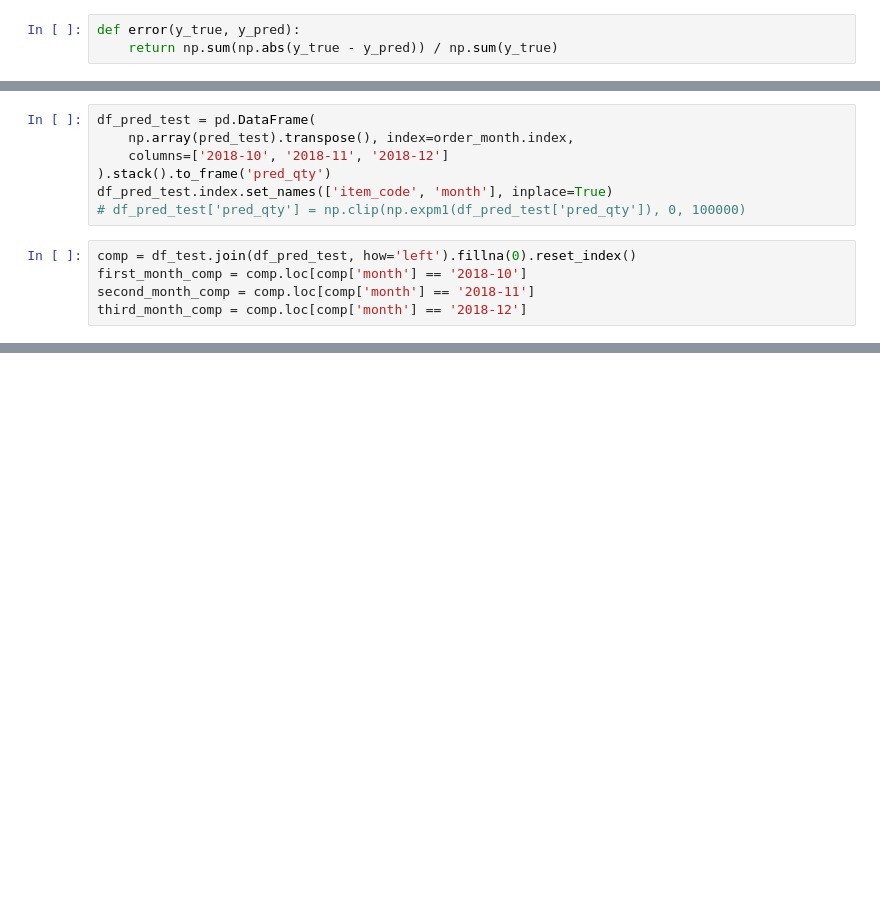
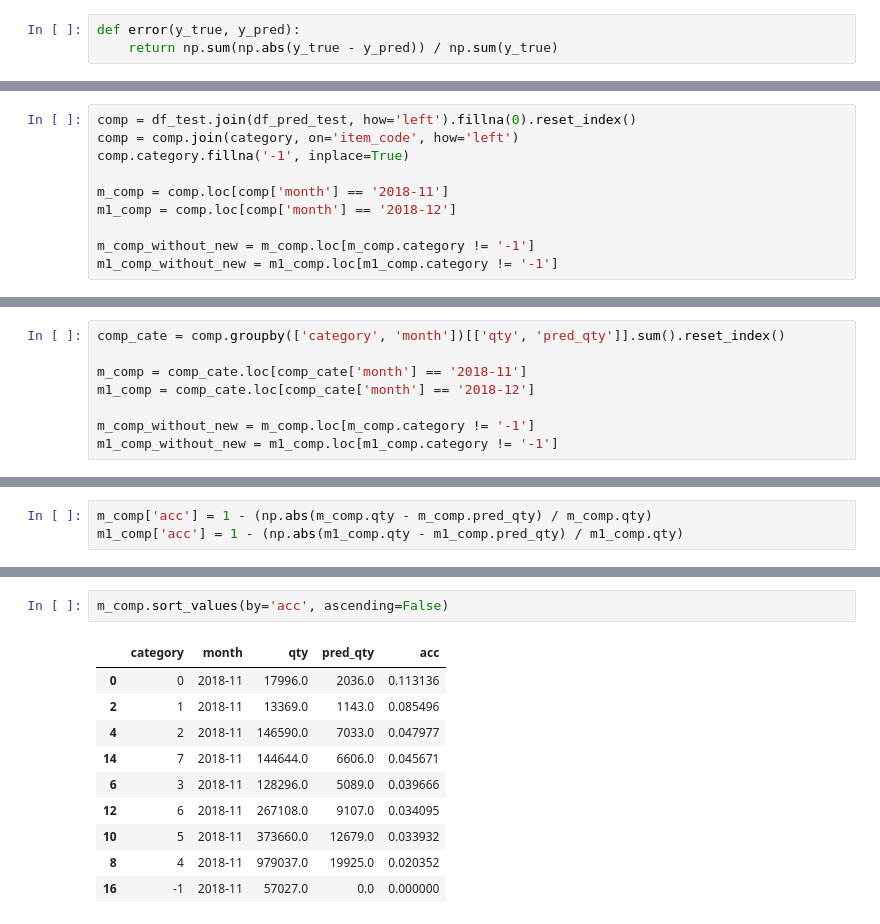
Before and after one commit to Genpeng/order-sales-forecast, a Jupyter notebook: ipython/level2-sku/level2-lgb-v2.ipynb, the cells around one changed output, grey strips where cells are left out. Saved outputs shown, nothing was run; the diff lists cells and outputs as text; blank space fills up the shorter version.

```diff
--- a/ipython/level2-sku/level2-lgb-v2.ipynb
+++ b/ipython/level2-sku/level2-lgb-v2.ipynb
@@ -470,12 +601,10 @@ df_pred_test = pd.DataFrame(
-# %%
-df_pred_test = pd.DataFrame(
-    np.array(pred_test).transpose(), index=order_month.index,
-    columns=['2018-10', '2018-11', '2018-12']
-).stack().to_frame('pred_qty')
-df_pred_test.index.set_names(['item_code', 'month'], inplace=True)
-# df_pred_test['pred_qty'] = np.clip(np.expm1(df_pred_test['pred_qty']), 0, 100000)
 # %%
 comp = df_test.join(df_pred_test, how='left').fillna(0).reset_index()
-first_month_comp = comp.loc[comp['month'] == '2018-10']
-second_month_comp = comp.loc[comp['month'] == '2018-11']
-third_month_comp = comp.loc[comp['month'] == '2018-12']
+comp = comp.join(category, on='item_code', how='left')
+comp.category.fillna('-1', inplace=True)
+
+m_comp = comp.loc[comp['month'] == '2018-11']
+m1_comp = comp.loc[comp['month'] == '2018-12']
+
+m_comp_without_new = m_comp.loc[m_comp.category != '-1']
+m1_comp_without_new = m1_comp.loc[m1_comp.category != '-1']
@@ -509,0 +631,8 @@ len(test_items & pred_test_items)
+# %%
+comp_cate = comp.groupby(['category', 'month'])[['qty', 'pred_qty']].sum().reset_index()
+
+m_comp = comp_cate.loc[comp_cate['month'] == '2018-11']
+m1_comp = comp_cate.loc[comp_cate['month'] == '2018-12']
+
+m_comp_without_new = m_comp.loc[m_comp.category != '-1']
+m1_comp_without_new = m1_comp.loc[m1_comp.category != '-1']
@@ -509,0 +657,3 @@ len(test_items & pred_test_items)
+# %%
+m_comp['acc'] = 1 - (np.abs(m_comp.qty - m_comp.pred_qty) / m_comp.qty)
+m1_comp['acc'] = 1 - (np.abs(m1_comp.qty - m1_comp.pred_qty) / m1_comp.qty)
@@ -509,0 +670,13 @@ len(test_items & pred_test_items)
+# %%
+m_comp.sort_values(by='acc', ascending=False)
+# %% [output]
+|  | category | month | qty | pred_qty | acc |
+| 0 | 0 | 2018-11 | 17996.0 | 2036.0 | 0.113136 |
+| 2 | 1 | 2018-11 | 13369.0 | 1143.0 | 0.085496 |
+| 4 | 2 | 2018-11 | 146590.0 | 7033.0 | 0.047977 |
+| 14 | 7 | 2018-11 | 144644.0 | 6606.0 | 0.045671 |
+| 6 | 3 | 2018-11 | 128296.0 | 5089.0 | 0.039666 |
+| 12 | 6 | 2018-11 | 267108.0 | 9107.0 | 0.034095 |
+| 10 | 5 | 2018-11 | 373660.0 | 12679.0 | 0.033932 |
+| 8 | 4 | 2018-11 | 979037.0 | 19925.0 | 0.020352 |
+| 16 | -1 | 2018-11 | 57027.0 | 0.0 | 0.000000 |
```
Also changed, not shown: parts of 45 cells of this notebook, 1 other file.
